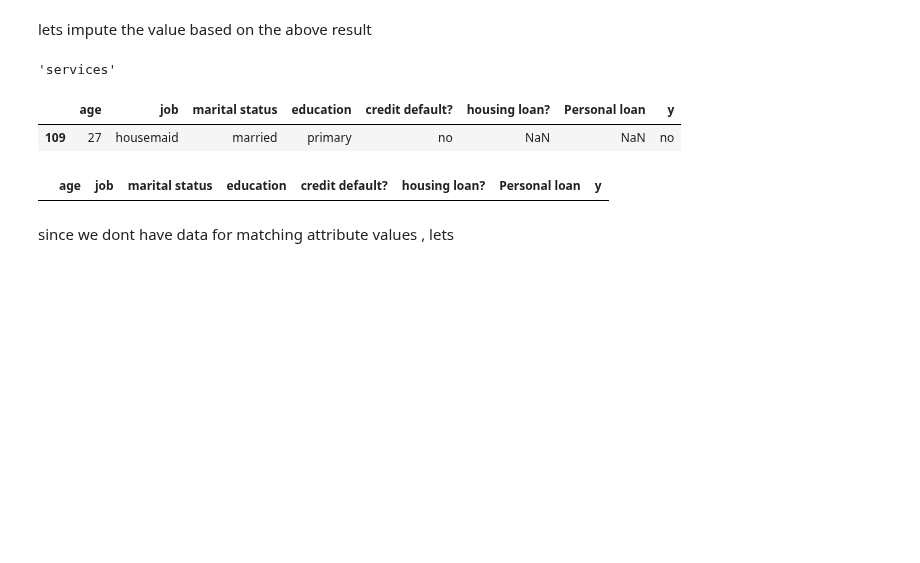
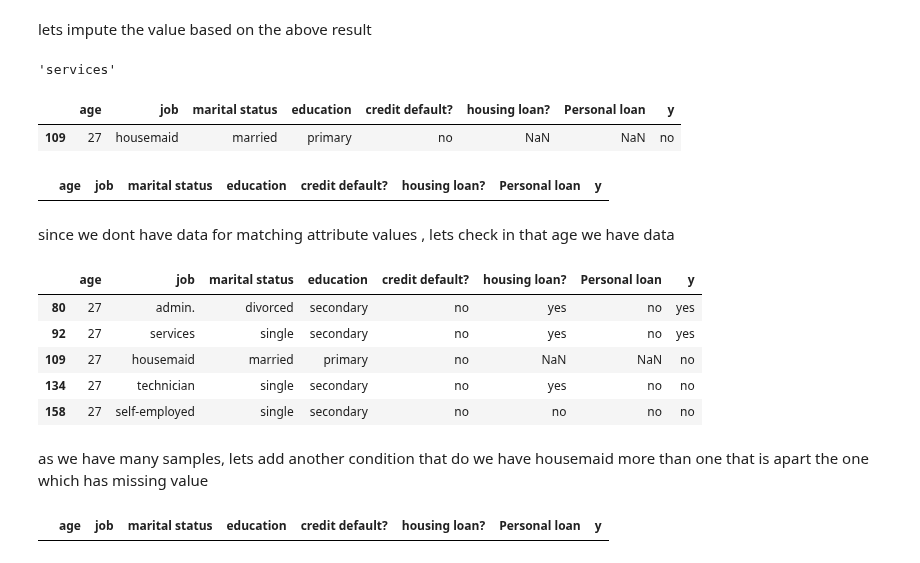
Before and after one commit to lokeshkumarn/Notebooks, a Jupyter notebook: BankTermDeposit.ipynb, the cells around one changed output. Cells and saved outputs as stored; diff of their text form; code cells hidden in the pictures; blank space fills up the shorter version.

```diff
--- a/BankTermDeposit.ipynb
+++ b/BankTermDeposit.ipynb
@@ -318,4 +318,19 @@ data[(data['age']==27) &
 # %% [output]
 |  | age | job | marital status | education | credit default? | housing loan? | Personal loan | y |
 # %% [markdown]
-since we dont have data for matching attribute values , lets
+since we dont have data for matching attribute values , lets check in that age we have data
+# %%
+data[data['age']==27].head()
+# %% [output]
+|  | age | job | marital status | education | credit default? | housing loan? | Personal loan | y |
+| 80 | 27 | admin. | divorced | secondary | no | yes | no | yes |
+| 92 | 27 | services | single | secondary | no | yes | no | yes |
+| 109 | 27 | housemaid | married | primary | no | NaN | NaN | no |
+| 134 | 27 | technician | single | secondary | no | yes | no | no |
+| 158 | 27 | self-employed | single | secondary | no | no | no | no |
+# %% [markdown]
+as we have many samples, lets add another condition that do we have housemaid more than one that is apart the one which has missing value
+# %%
+data[(data['age']==27) & (data['job']=='housemaid') & (data['housing loan?'].isnull()==False)]
+# %% [output]
+|  | age | job | marital status | education | credit default? | housing loan? | Personal loan | y |
```
Also changed, not shown: parts of 25 cells of this notebook.
